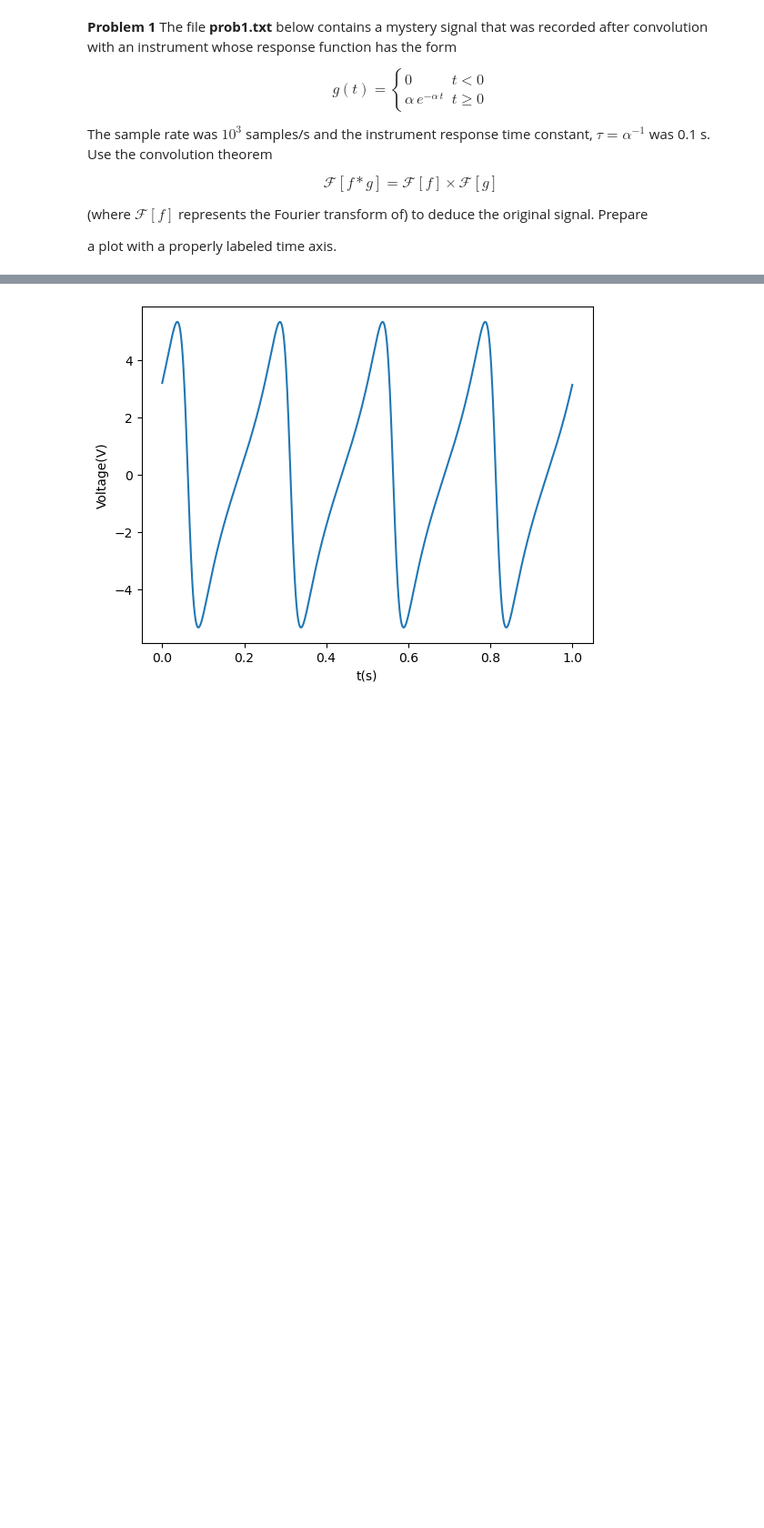
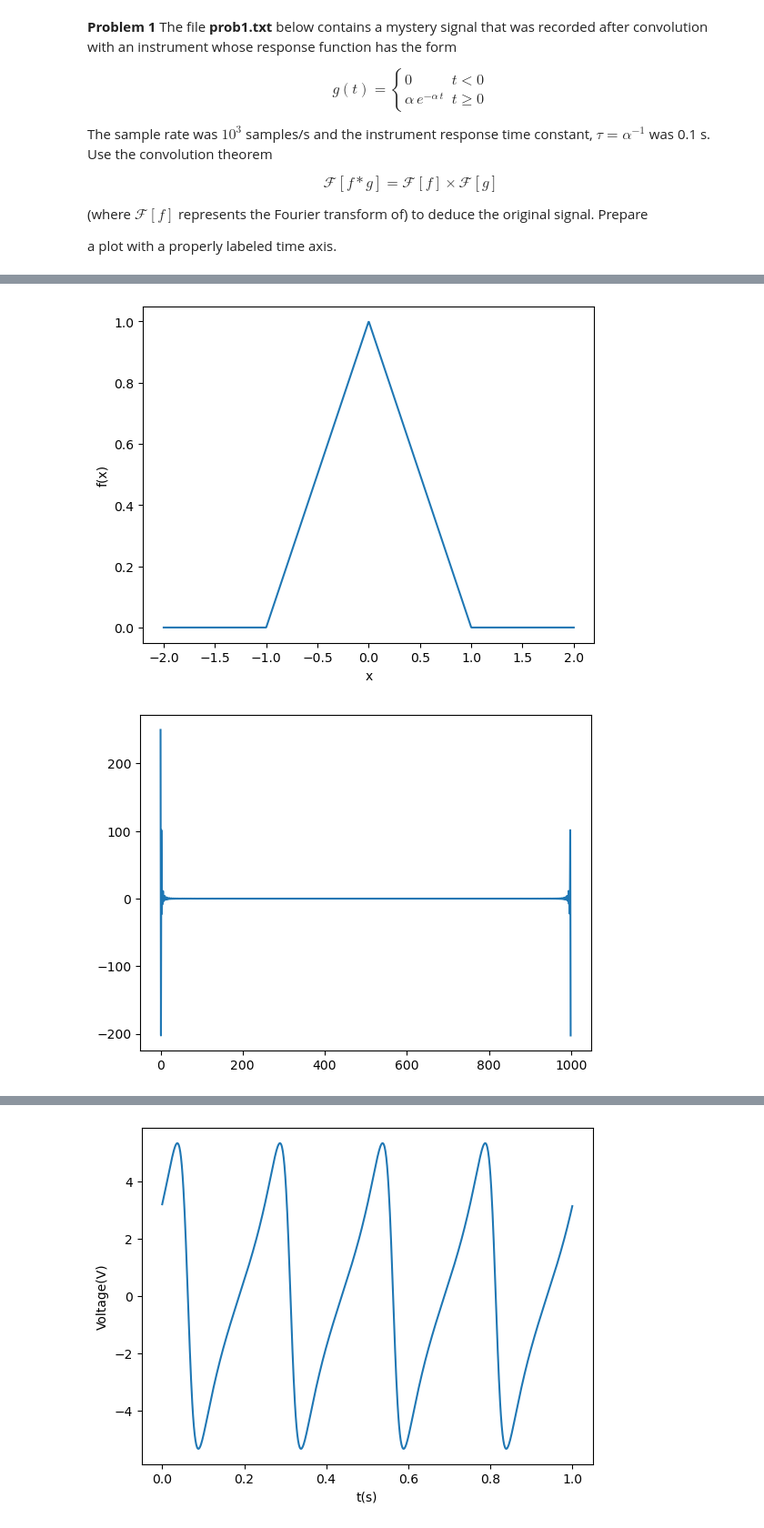
Before and after one commit to chtang-hmc/PHYS064, a Jupyter notebook: HW7C.ipynb, the cells around one changed output, grey strips where cells are left out. Shown: that part at 91% size. Drawn from its saved outputs; the diff is of its cells as text; code cells hidden in the pictures; blank space fills up the shorter version.

```diff
--- a/HW7C.ipynb
+++ b/HW7C.ipynb
@@ -65 +74,30 @@ plt.legend()
+# %%
+import numpy as np
+import matplotlib.pyplot as plt
+
+def f(x, A=1, a=1):
+    if np.abs(x) < a:
+        return A * (a - np.abs(x))
+    else:
+        return 0
+
+a = 1
+A = 1
+
+x = np.linspace(-2*a, 2*a, 1000)
+y = np.array([f(i, A, a) for i in x])
+
+f_tilde = fft(y)
+
+# plot the results
+plt.figure()
+plt.plot(x, y)
+plt.xlabel('x')
+plt.ylabel('f(x)')
+plt.figure()
+plt.plot(np.real(f_tilde))
+plt.show()
+# %% [output]
+[figure, added]
+[figure, added]
 # %% [markdown]
```
Also changed, not shown: parts of 9 cells of this notebook.
